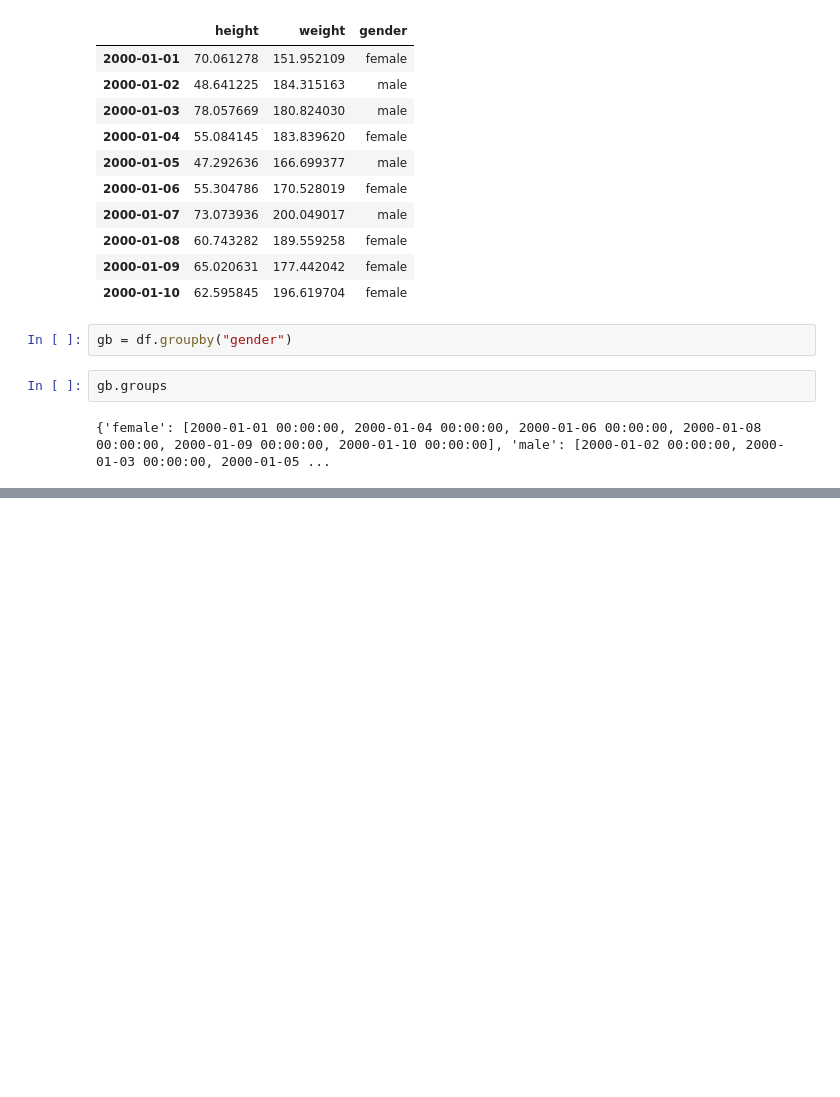
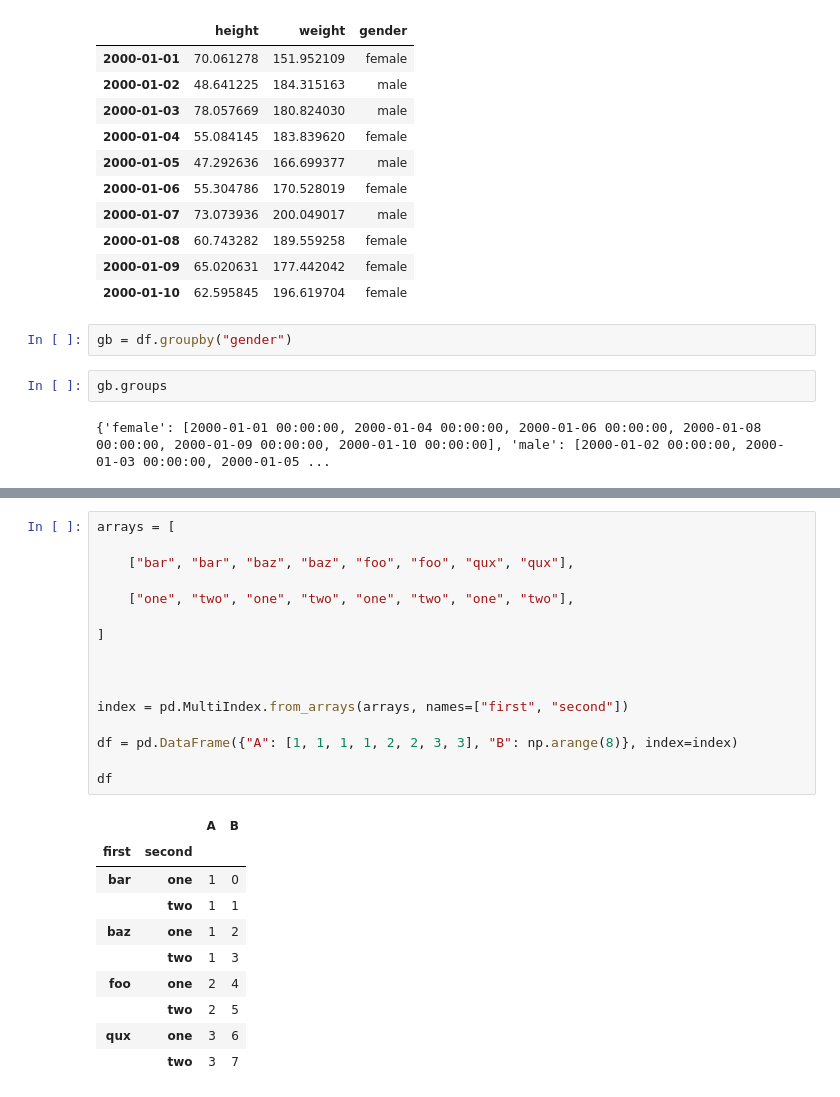
Before and after one commit to ilyak93/self-studying, a Jupyter notebook: DataEngineering/pandas/pandas_groupby.ipynb, the cells around one changed output, grey strips where cells are left out. Cells and saved outputs as stored; diff of their text form; blank space fills up the shorter version.

```diff
--- a/DataEngineering/pandas/pandas_groupby.ipynb
+++ b/DataEngineering/pandas/pandas_groupby.ipynb
@@ -367,0 +462,27 @@ gb.groups
+# %%
+arrays = [
+
+    ["bar", "bar", "baz", "baz", "foo", "foo", "qux", "qux"],
+
+    ["one", "two", "one", "two", "one", "two", "one", "two"],
+
+]
+
+
+
+index = pd.MultiIndex.from_arrays(arrays, names=["first", "second"])
+
+df = pd.DataFrame({"A": [1, 1, 1, 1, 2, 2, 3, 3], "B": np.arange(8)}, index=index)
+
+df
+# %% [output]
+|  |  | A | B |
+| first | second |  |  |
+| bar | one | 1 | 0 |
+|  | two | 1 | 1 |
+| baz | one | 1 | 2 |
+|  | two | 1 | 3 |
+| foo | one | 2 | 4 |
+|  | two | 2 | 5 |
+| qux | one | 3 | 6 |
+|  | two | 3 | 7 |
```
Also changed, not shown: parts of 7 cells of this notebook.
